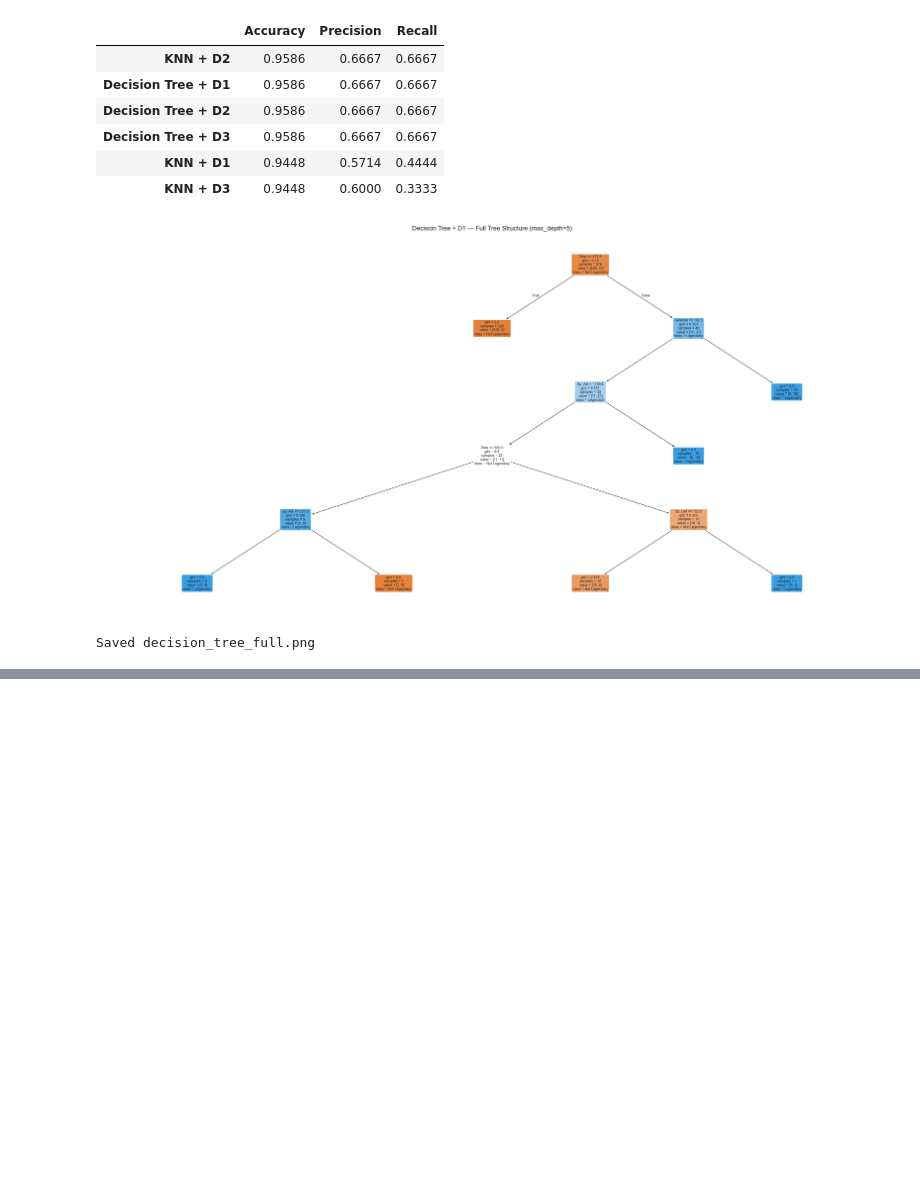
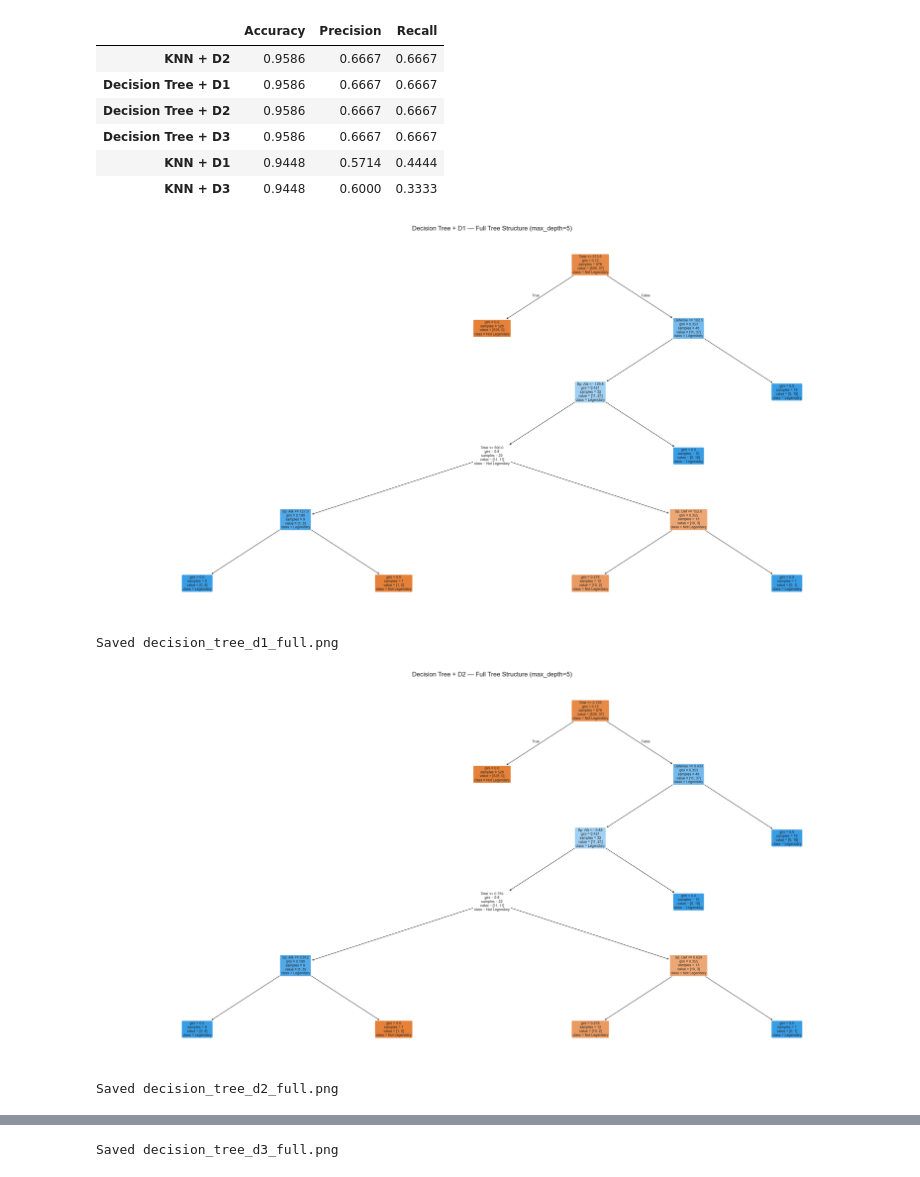
Before and after one commit to Pioo00/CSCI111-Machine-Learning-Final-Project, a Jupyter notebook: classification03.ipynb, the cells around one changed output, grey strips where cells are left out. Saved outputs shown, nothing was run; the diff lists cells and outputs as text; code cells hidden in the pictures; blank space fills up the shorter version.

Commit message:
added option to make d1 d2 and d3 trees

```diff
--- a/classification03.ipynb
+++ b/classification03.ipynb
@@ -134,29 +134,37 @@ Full ranking:
 | KNN + D1 | 0.9448 | 0.5714 | 0.4444 |
 | KNN + D3 | 0.9448 | 0.6000 | 0.3333 |
 # %%
-# Draw out the winning Decision Tree so we can actually see how it's making its decisions
-from sklearn.tree import plot_tree
+# Loop through all three tree variants (D1, D2, D3)
+for dataset_suffix in ["D1", "D2", "D3"]:
+    tree_name = f"Decision Tree + {dataset_suffix}"
 
-# The winner from the previous cell (grab the fitted model back out of results)
-best_tree_name = "Decision Tree + D1"
-best_tree_model = results[best_tree_name]["model"]
+    # Grab the fitted model back out of your results dictionary
+    tree_model = results[tree_name]["model"]
 
-fig, ax = plt.subplots(figsize=(28, 14))
-# Each box in the tree shows the split rule, the Gini score, and which class it leans towar
-plot_tree(
-    best_tree_model,
-    feature_names=D1.columns.tolist(),
-    class_names=["Not Legendary", "Legendary"],
-    filled=True,
-    rounded=True,
-    fontsize=9,
-    ax=ax,
-)
-ax.set_title(f"{best_tree_name} — Full Tree Structure (max_depth=5)", fontsize=16)
-plt.tight_layout()
-plt.savefig("decision_tree_full.png", dpi=150, bbox_inches="tight")
-plt.show()
-print("Saved decision_tree_full.png")
+    fig, ax = plt.subplots(figsize=(28, 14))
+
+    # Each box in the tree shows the split rule, the Gini score, and which class it leans toward
+    plot_tree(
+        tree_model,
+        feature_names=D1.columns.tolist(),  # Feature names remain identical across all datasets
+        class_names=["Not Legendary", "Legendary"],
+        filled=True,
+        rounded=True,
+        fontsize=9,
+        ax=ax,
+    )
+
+    ax.set_title(f"{tree_name} — Full Tree Structure (max_depth=5)", fontsize=16)
+    plt.tight_layout()
+
+    # Save each tree with a distinct file name to keep your directory organized
+    file_name = f"decision_tree_{dataset_suffix.lower()}_full.png"
+    plt.savefig(file_name, dpi=150, bbox_inches="tight")
+    plt.show()
+
+    print(f"Saved {file_name}")
 # %% [output]
 [figure]
-Saved decision_tree_full.png
+Saved decision_tree_d1_full.png
+[figure, added]
+Saved decision_tree_d2_full.png
@@ -162,0 +172 @@ Saved decision_tree_full.png
+Saved decision_tree_d3_full.png
```
Also changed, not shown: parts of 1 cell of this notebook, 4 other files.
